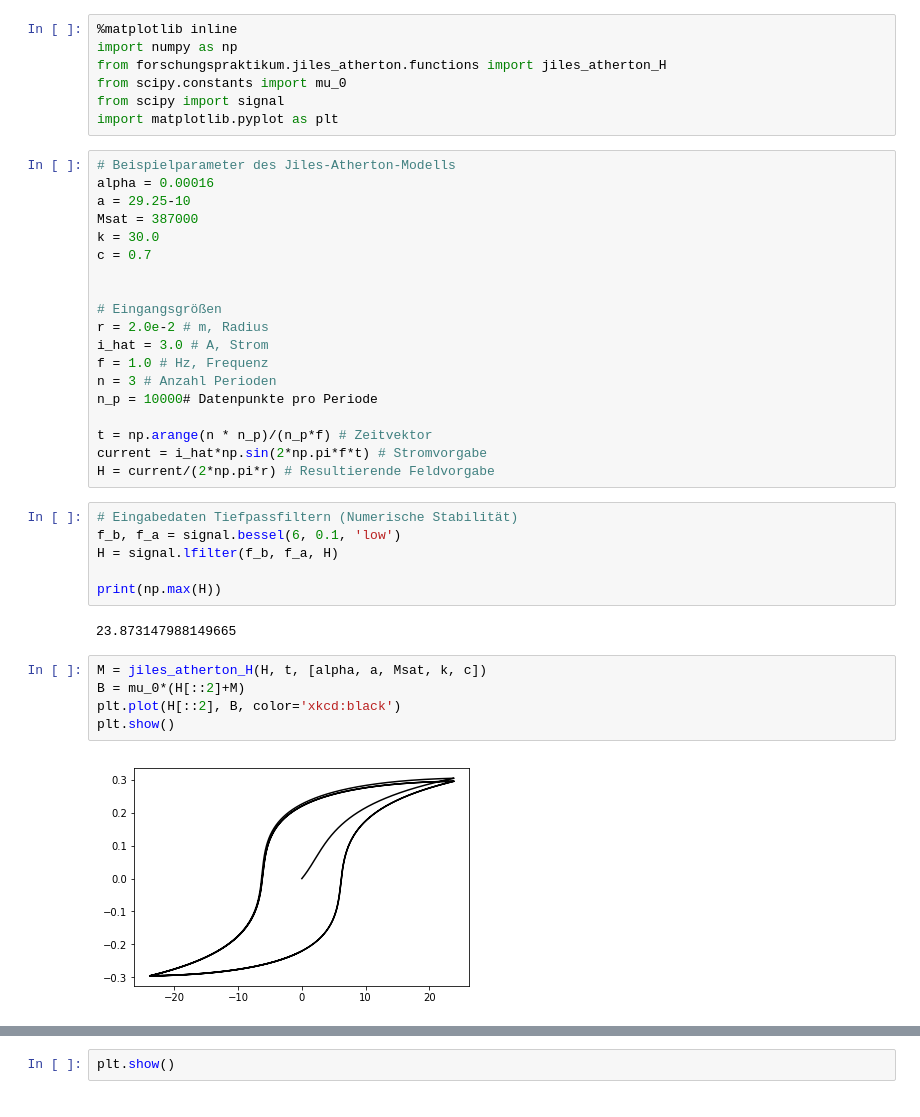
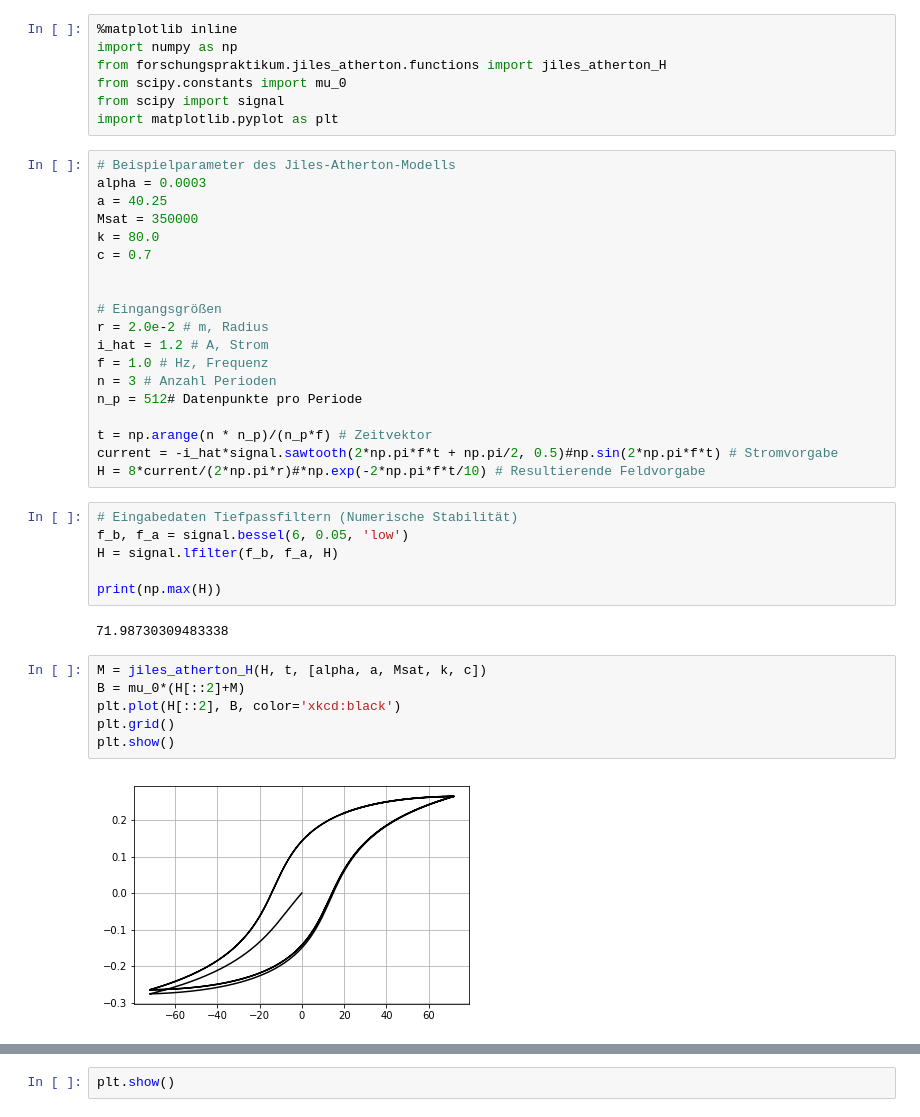
Before and after one commit to adrianschneider94/forschungspraktikum, a Jupyter notebook: demo/Untitled1.ipynb, the cells around one changed output, grey strips where cells are left out. Cells and saved outputs as stored; diff of their text form.

```diff
--- a/demo/Untitled1.ipynb
+++ b/demo/Untitled1.ipynb
@@ -9,35 +9,36 @@ from scipy import signal
 import matplotlib.pyplot as plt
 # %%
 # Beispielparameter des Jiles-Atherton-Modells
-alpha = 0.00016
-a = 29.25-10
-Msat = 387000
-k = 30.0
+alpha = 0.0003
+a = 40.25
+Msat = 350000
+k = 80.0
 c = 0.7
 
 
 # Eingangsgrößen
 r = 2.0e-2 # m, Radius
-i_hat = 3.0 # A, Strom
+i_hat = 1.2 # A, Strom
 f = 1.0 # Hz, Frequenz
 n = 3 # Anzahl Perioden
-n_p = 10000# Datenpunkte pro Periode
+n_p = 512# Datenpunkte pro Periode
 
 t = np.arange(n * n_p)/(n_p*f) # Zeitvektor
-current = i_hat*np.sin(2*np.pi*f*t) # Stromvorgabe
-H = current/(2*np.pi*r) # Resultierende Feldvorgabe
+current = -i_hat*signal.sawtooth(2*np.pi*f*t + np.pi/2, 0.5)#np.sin(2*np.pi*f*t) # Stromvorgabe
+H = 8*current/(2*np.pi*r)#*np.exp(-2*np.pi*f*t/10) # Resultierende Feldvorgabe
 # %%
 # Eingabedaten Tiefpassfiltern (Numerische Stabilität)
-f_b, f_a = signal.bessel(6, 0.1, 'low')
+f_b, f_a = signal.bessel(6, 0.05, 'low')
 H = signal.lfilter(f_b, f_a, H)
 
 print(np.max(H))
 # %% [output]
-23.873147988149665
+71.98730309483338
 # %%
 M = jiles_atherton_H(H, t, [alpha, a, Msat, k, c])
 B = mu_0*(H[::2]+M)
 plt.plot(H[::2], B, color='xkcd:black')
+plt.grid()
 plt.show()
 # %% [output]
-[figure, old version]
+[figure, new version]
```
Also changed, not shown: parts of 2 cells of this notebook, 25 other files.
